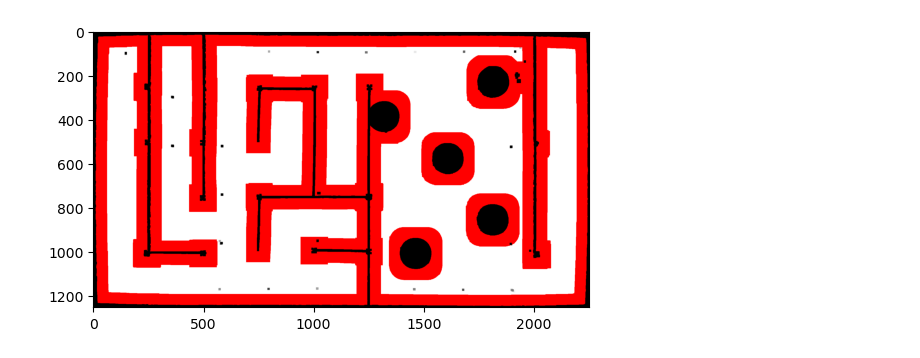
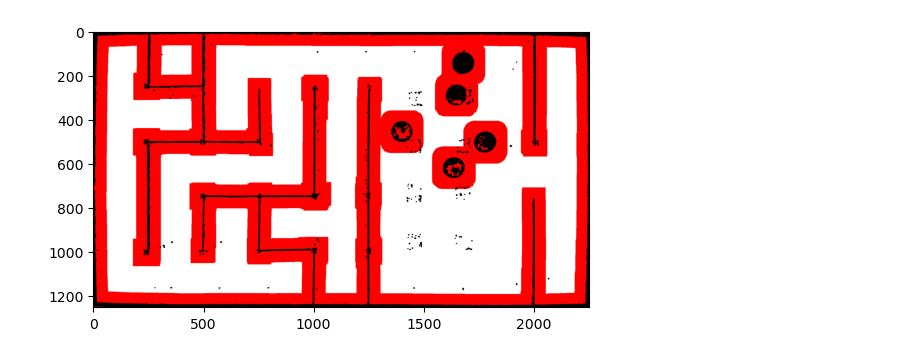
Before and after one commit to KevChen2003/Micromouse-Project, a Jupyter notebook: continuous_planning.ipynb, the cells around one changed output. Cells and saved outputs as stored; diff of their text form; code cells hidden in the pictures.

Commit message:
iteration 2 stuff

```diff
--- a/continuous_planning.ipynb
+++ b/continuous_planning.ipynb
@@ -12,7 +12,7 @@ random.seed(42)
 # %%
 # General settings
 seed = 42
-image_file = "continuous_mask_1.png"
+image_file = "obstacles1208.png"
 
 # Occupancy map
 unsafe_iterations = 3
@@ -21,3 +21,9 @@ unsafe_iterations = 3
 size_of_node_grid = 9
 bfs_start_node = 0
 bfs_end_node = 99
+# %%
+image = cv2.imread(image_file)
+rgb_image = cv2.cvtColor(image,cv2.COLOR_BGR2RGB)
+plt.imshow(rgb_image)
+plt.title("RGB maze")
+plt.show()
@@ -23,0 +32,12 @@ bfs_end_node = 99
+# %%
+pts1 = np.float32([[430,265],[3445,265],[430,1960],[3445,1960]]) # original img corners
+pts2 = np.float32([[0,0],[2250,0],[0,1250],[2250,1250]]) # warped corners
+
+H = cv2.getPerspectiveTransform(pts1,pts2) # homography matrix
+print(H)
+
+warped_img = cv2.warpPerspective(image, H, (2251,1251)) # 250*9 x 250*5
+warped_rgb = cv2.cvtColor(warped_img,cv2.COLOR_BGR2RGB)
+plt.imshow(warped_rgb)
+plt.title("transformed rgb maze")
+plt.show()
@@ -47,81 +85,20 @@ width: 3840
 # %%
-# Applying Erosion + Dilation to the Image
-# def generate_buffer_zone(img, kernels, iteration):
-#     kernel = np.ones((kernels, kernels), np.uint8)
-#     gray = cv2.cvtColor(img, cv2.COLOR_RGB2GRAY)
-#     _, obstacle = cv2.threshold(gray, 0, 255, cv2.THRESH_BINARY_INV)
-#     unsafe_zone = cv2.dilate(obstacle, kernel, iterations=iteration)
-#     unsafe_mask = np.logical_and(unsafe_zone == 255, obstacle == 0)
-#     img[unsafe_mask] = [255, 0, 0]
-#     return img
-
-# added minimum obstacle size to skip over the noise when buffering
-def generate_buffer_zone(img, kernels, iteration, minObs):
-    kernel = np.ones((kernels, kernels), np.uint8)
-    gray = cv2.cvtColor(img, cv2.COLOR_RGB2GRAY)
-    _, obstacle = cv2.threshold(gray, 0, 255, cv2.THRESH_BINARY_INV)
-    num_labels, labels, stats, _ = cv2.connectedComponentsWithStats(obstacle, connectivity=8)
-    large_obstacles_mask = np.zeros_like(obstacle)
-    for i in range(1, num_labels):
-        if stats[i, cv2.CC_STAT_AREA] > minObs:
-            large_obstacles_mask[labels == i] = 255
-    unsafe_zone = cv2.dilate(large_obstacles_mask, kernel, iterations=iteration)
-    unsafe_mask = np.logical_and(unsafe_zone == 255, obstacle == 0)
-    img[unsafe_mask] = [255, 0, 0]
-    return img
-
 kernel = np.ones((7, 7), np.uint8)
 kernel3 = np.ones((3, 3), np.uint8)
-kernel4 = np.ones((2, 2), np.uint8)
-
-# Loading in the image
-image = dst.copy()
-# hsv_image = cv2.cvtColor(image, cv2.COLOR_BGR2HSV)
-
-# lower = np.array([8, 0, 119]) # 0 0 102
-# upper = np.array([97, 255, 255]) # 179 255 224
-
-# hsv_mask = cv2.inRange(hsv_image, lower, upper)
-
-# Applying erosion to generate unsafe area
-# eroded_image = cv2.erode(image, kernel, iterations = unsafe_iterations)
-
-kernel2 = np.ones((4, 4), np.uint8)
+kernel2 = np.ones((2, 2), np.uint8)
+kernel4 = np.ones((4, 4), np.uint8)
 kernel5 = np.ones((1, 1), np.uint8)
 
-# Applying dilation to clean up the image
-dilated_image = cv2.dilate(image, kernel4, iterations = 2)
-# dilated_image2 = cv2.dilate(dilated_image, kernel3, iterations = 2)
-erode_image2 = cv2.erode(dilated_image, kernel2, iterations = 3)
+image = color_img.copy()
 
-buffer_image = generate_buffer_zone(erode_image2,100,1,250)
-# dilTE123 = cv2.dilate(erode_image2,kernel4,iterations = 2)
-# erode123 = cv2.erode(dilTE123,kernel4,iterations = 4)
-# dilate12 = cv2.dilate(erode123,kernel4,iterations = 1)
-# dilate13 = cv2.dilate(dilate12,kernel3,iterations = 1)
-# dilate14 = cv2.dilate(dilate13,kernel4,iterations = 1)
-# # dilate15 = cv2.dilate(dilate14,kernel4,iterations = 1)
-# dilate16 = cv2.dilate(dilate14,kernel4,iterations = 1)
-# erode123456 = cv2.erode(dilate16,kernel,iterations = 2)
-# dilate16767 = cv2.dilate(erode123456,kernel,iterations = 2)
-# erodeABCD = cv2.erode(dilate16767,kernel4,iterations = 2)
-# DILATELAST = cv2.dilate(erodeABCD,kernel3,iterations = 1)
+dilated_image = cv2.dilate(image, kernel2, iterations = 1)
+erode_image = cv2.erode(dilated_image, kernel3, iterations = 2)
+buffer_image = generate_buffer_zone(erode_image,100,1,300)
 
-# FINALERODE = cv2.erode(DILATELAST,kernel,iterations = 3)
-# dilatelast2 = cv2.dilate(FINALERODE,kernel,iterations = 3)
-# FINALERODE2 = cv2.erode(dilatelast2,kernel3,iterations = 2)
-# dilatelast3 = cv2.dilate(FINALERODE2,kernel3,iterations = 1)
-# # dilatelast4 =
-# FINALERODE3 = cv2.erode(dilatelast3,kernel,iterations = 1)
-# finaldilate = cv2.dilate(FINALERODE3, kernel, iterations = 1)
-# lasttterode = cv2.erode(finaldilate,kernel4,iterations = 3)
-# Displays resulting image
-
-# Displays resulting image
 plt.imshow(buffer_image)
 plt.show()
 # %% [output]
-[figure, old version]
+[figure, new version]
 # %%
 class Node:
     def __init__(self, node_id, x, y):
```
Also changed, not shown: parts of 5 cells of this notebook, 4 other files.
